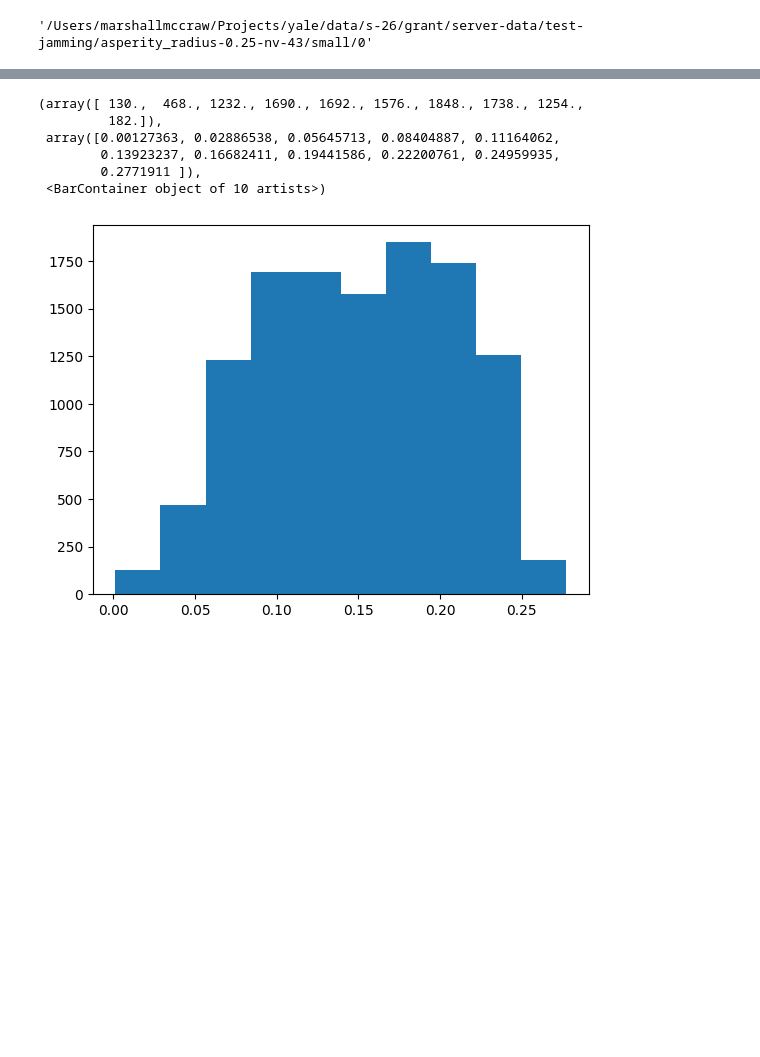
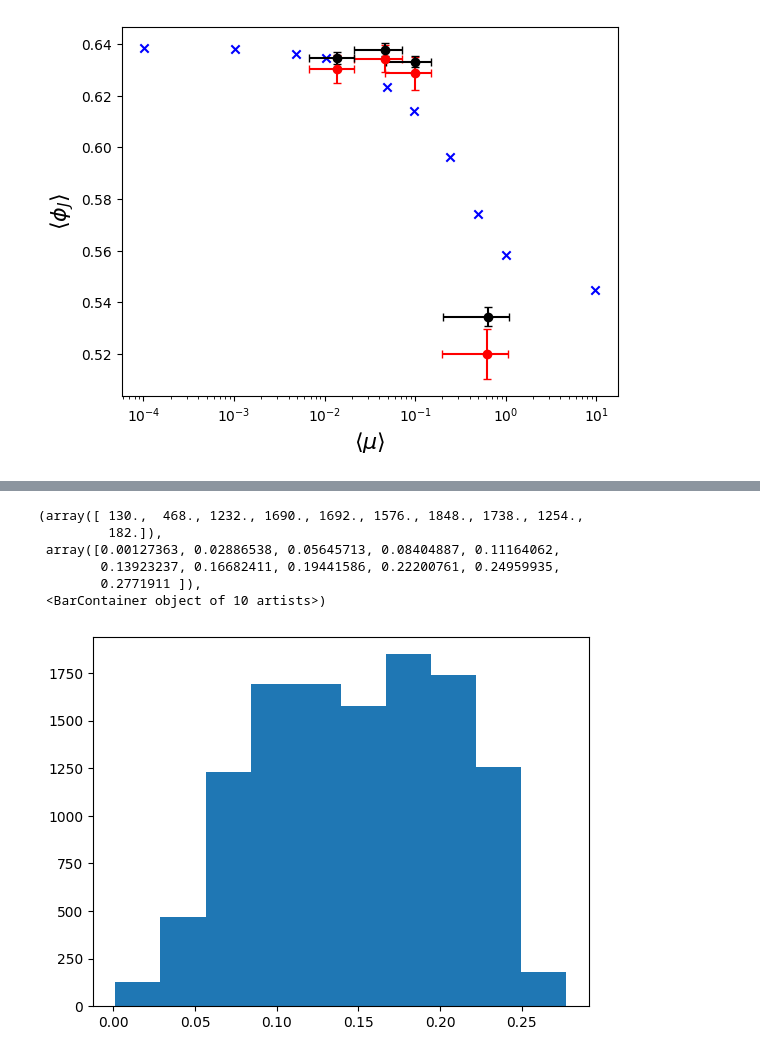
Before and after one commit to mmccraw98/notebooks-spring-26, a Jupyter notebook: 01/grant/analyzing-server-data/testing-jamming.ipynb, the cells around one changed output, grey strips where cells are left out. Saved outputs shown, nothing was run; the diff lists cells and outputs as text; code cells hidden in the pictures; blank space fills up the shorter version.

Commit message:
added friction figures

```diff
--- a/01/grant/analyzing-server-data/testing-jamming.ipynb
+++ b/01/grant/analyzing-server-data/testing-jamming.ipynb
@@ -6,8 +6,3 @@ import numpy as np
 import jaxdem as jd
 import os
 import matplotlib.pyplot as plt
-# %%
-'/Users/marshallmccraw/Projects/yale/data/s-26/grant/server-data/test-jamming/asperity_radius-0.25-nv-43/large/0'
-'/Users/marshallmccraw/Projects/yale/data/s-26/grant/server-data/test-jamming/asperity_radius-0.25-nv-43/small/0'  # 0-100
-# %% [output]
-'/Users/marshallmccraw/Projects/yale/data/s-26/grant/server-data/test-jamming/asperity_radius-0.25-nv-43/small/0'
@@ -13,0 +31,44 @@ import matplotlib.pyplot as plt
+# %%
+p_rad = 0.5
+
+
+phi_data = np.load('data/phi_small.npz')
+mu_data = np.load('data/mu_clump_small.npz')
+for arad in np.unique(phi_data['arad']):
+    phi_mask = phi_data['arad'] == arad
+    mu_mask = mu_data['arad'] == arad
+    mu_vals = mu_data['val'][mu_mask]
+    phi_vals = phi_data['val'][phi_mask]
+    plt.errorbar(
+        np.mean(mu_vals), np.mean(phi_vals),
+        xerr=np.std(mu_vals),
+        yerr=np.std(phi_vals),
+        fmt='or',
+        capsize=3,
+    )
+
+
+phi_data = np.load('data/phi_large.npz')
+mu_data = np.load('data/mu_clump_large.npz')
+for arad in np.unique(phi_data['arad']):
+    phi_mask = phi_data['arad'] == arad
+    mu_mask = mu_data['arad'] == arad
+    mu_vals = mu_data['val'][mu_mask]
+    phi_vals = phi_data['val'][phi_mask]
+    plt.errorbar(
+        np.mean(mu_vals), np.mean(phi_vals),
+        xerr=np.std(mu_vals),
+        yerr=np.std(phi_vals),
+        fmt='ok',
+        capsize=3,
+    )
+
+plt.scatter(silbert_phi[:, 0], silbert_phi[:, 1], c='b', marker='x')
+
+plt.xscale('log')
+plt.xlabel(r'$\langle \mu \rangle$', fontsize=16)
+plt.ylabel(r'$\langle \phi_J \rangle$', fontsize=16)
+plt.savefig('figures/jamming/phi_j.png', dpi=600)
+plt.show()
+# %% [output]
+[figure, added]
```
Also changed, not shown: parts of 2 cells of this notebook, 4 other files.
